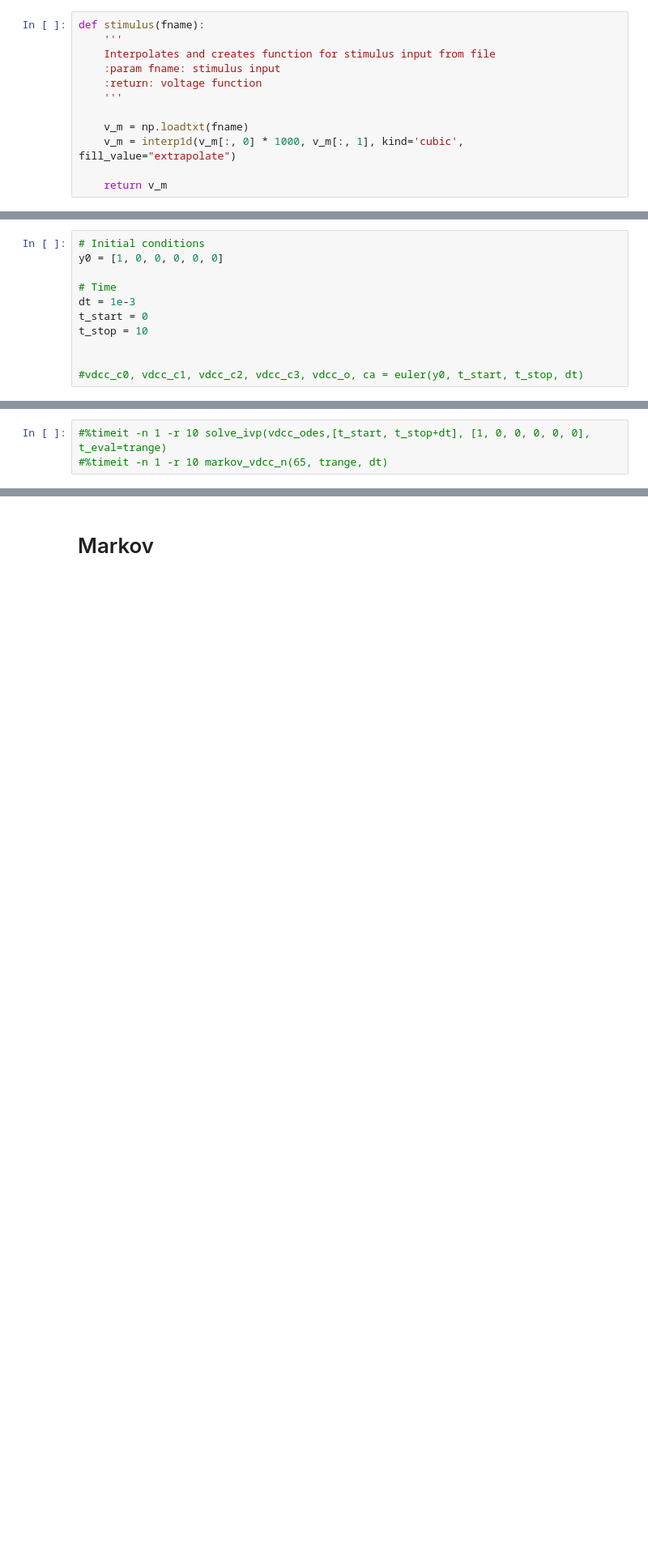
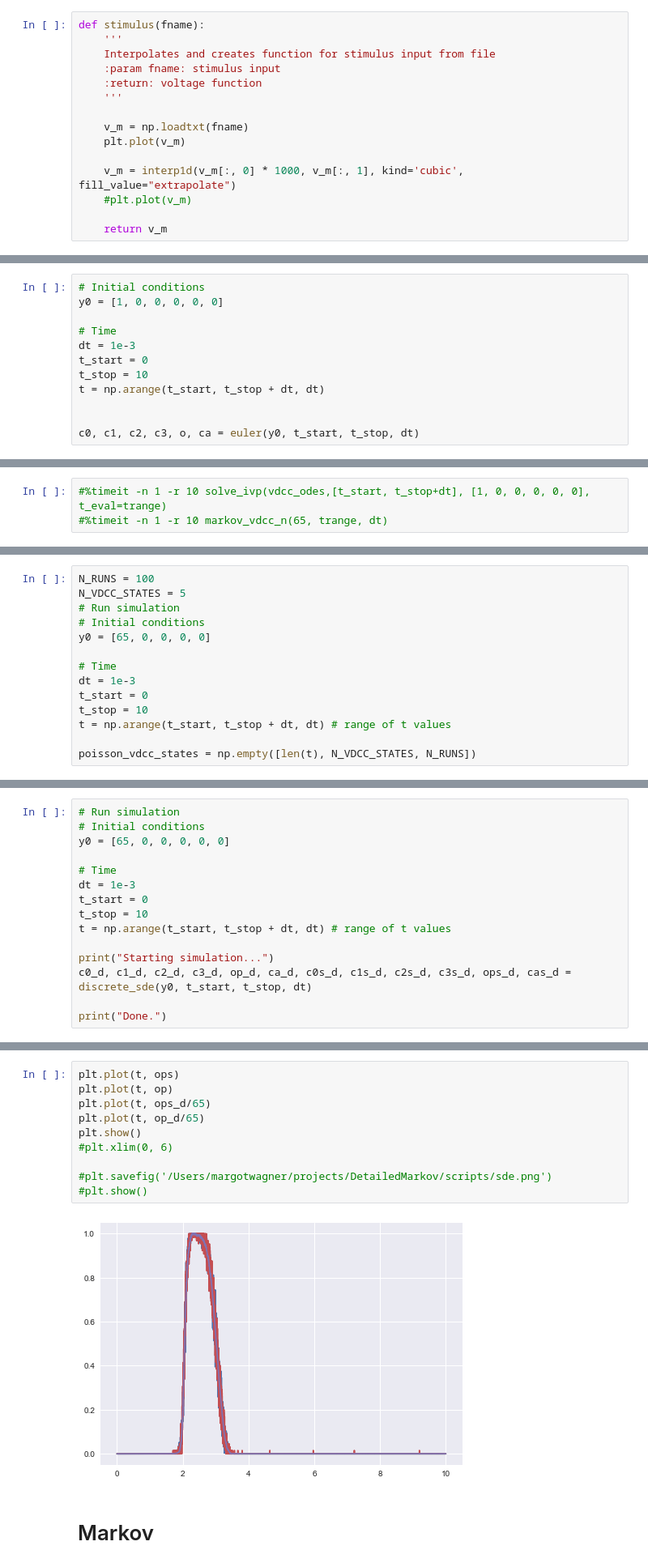
Before and after one commit to 3x10e8/DetailedMarkov, a Jupyter notebook: notebooks/vdcccode.ipynb, the cells around one changed output, grey strips where cells are left out. Shown at 81% size. Cells and saved outputs as stored; diff of their text form; blank space fills up the shorter version.

```diff
--- a/notebooks/vdcccode.ipynb
+++ b/notebooks/vdcccode.ipynb
@@ -19,7 +20,10 @@ def stimulus(fname):
     '''
 
     v_m = np.loadtxt(fname)
+    plt.plot(v_m)
+
     v_m = interp1d(v_m[:, 0] * 1000, v_m[:, 1], kind='cubic', fill_value="extrapolate")
+    #plt.plot(v_m)
 
     return v_m
 # %%
@@ -239,9 +260,10 @@ y0 = [1, 0, 0, 0, 0, 0]
 dt = 1e-3
 t_start = 0
 t_stop = 10
+t = np.arange(t_start, t_stop + dt, dt)
 
 
-#vdcc_c0, vdcc_c1, vdcc_c2, vdcc_c3, vdcc_o, ca = euler(y0, t_start, t_stop, dt)
+c0, c1, c2, c3, o, ca = euler(y0, t_start, t_stop, dt)
 # %%
 #%timeit -n 1 -r 10 euler(y0, t_start, t_stop, dt)
 # %%
@@ -249,0 +393,14 @@ t_stop = 10
+# %%
+N_RUNS = 100
+N_VDCC_STATES = 5
+# Run simulation
+# Initial conditions
+y0 = [65, 0, 0, 0, 0]
+
+# Time
+dt = 1e-3
+t_start = 0
+t_stop = 10
+t = np.arange(t_start, t_stop + dt, dt) # range of t values
+
+poisson_vdcc_states = np.empty([len(t), N_VDCC_STATES, N_RUNS])
@@ -249,0 +680,15 @@ t_stop = 10
+# %%
+# Run simulation
+# Initial conditions
+y0 = [65, 0, 0, 0, 0, 0]
+
+# Time
+dt = 1e-3
+t_start = 0
+t_stop = 10
+t = np.arange(t_start, t_stop + dt, dt) # range of t values
+
+print("Starting simulation...")
+c0_d, c1_d, c2_d, c3_d, op_d, ca_d, c0s_d, c1s_d, c2s_d, c3s_d, ops_d, cas_d = discrete_sde(y0, t_start, t_stop, dt)
+
+print("Done.")
@@ -250,3 +713,15 @@ t_stop = 10
+# %%
+plt.plot(t, ops)
+plt.plot(t, op)
+plt.plot(t, ops_d/65)
+plt.plot(t, op_d/65)
+plt.show()
+#plt.xlim(0, 6)
+
+#plt.savefig('/Users/margotwagner/projects/DetailedMarkov/scripts/sde.png')
+#plt.show()
+# %% [output]
+[figure, added]
 # %% [markdown]
 # Markov
 # %%
```
Also changed, not shown: parts of 61 cells of this notebook, 11 other files.
